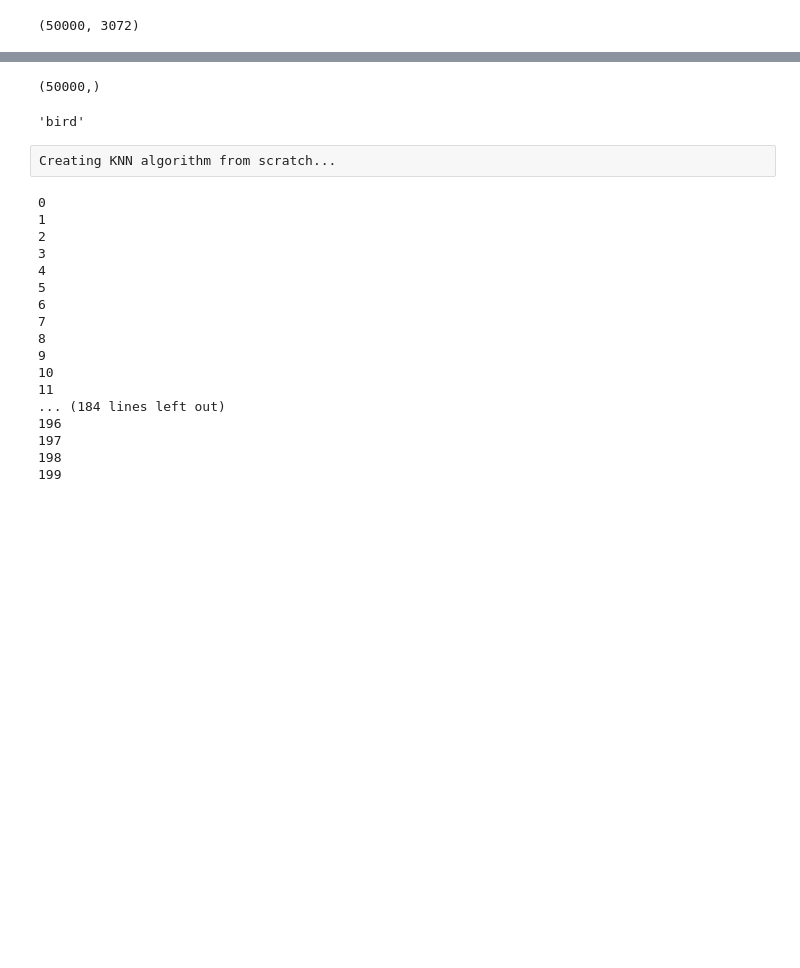
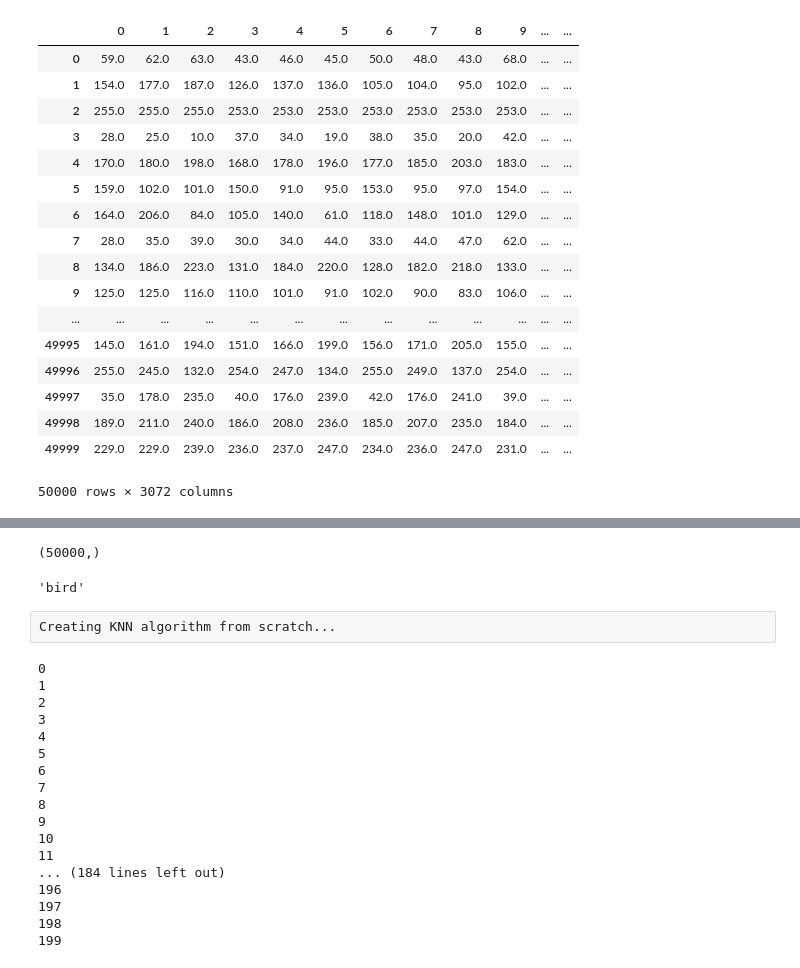
Before and after one commit to divyam25/Image-Classifier-ML, a Jupyter notebook: AMOC-Image-2.ipynb, the cells around one changed output, grey strips where cells are left out. Saved outputs shown, nothing was run; the diff lists cells and outputs as text; code cells hidden in the pictures; blank space fills up the shorter version.

```diff
--- a/AMOC-Image-2.ipynb
+++ b/AMOC-Image-2.ipynb
@@ -23,7 +24,24 @@ for i in range(1,50001) :
 pickle.dump(X,open("X.p","wb"))
 # %%
 X=pickle.load(open("X.p","rb"))
-# %%
-X.shape
-# %% [output]
-(50000, 3072)
+# %%
+pd.DataFrame(X)
+# %% [output]
+|  | 0 | 1 | 2 | 3 | 4 | 5 | 6 | 7 | 8 | 9 | ... | ... |
+| 0 | 59.0 | 62.0 | 63.0 | 43.0 | 46.0 | 45.0 | 50.0 | 48.0 | 43.0 | 68.0 | ... | ... |
+| 1 | 154.0 | 177.0 | 187.0 | 126.0 | 137.0 | 136.0 | 105.0 | 104.0 | 95.0 | 102.0 | ... | ... |
+| 2 | 255.0 | 255.0 | 255.0 | 253.0 | 253.0 | 253.0 | 253.0 | 253.0 | 253.0 | 253.0 | ... | ... |
+| 3 | 28.0 | 25.0 | 10.0 | 37.0 | 34.0 | 19.0 | 38.0 | 35.0 | 20.0 | 42.0 | ... | ... |
+| 4 | 170.0 | 180.0 | 198.0 | 168.0 | 178.0 | 196.0 | 177.0 | 185.0 | 203.0 | 183.0 | ... | ... |
+| 5 | 159.0 | 102.0 | 101.0 | 150.0 | 91.0 | 95.0 | 153.0 | 95.0 | 97.0 | 154.0 | ... | ... |
+| 6 | 164.0 | 206.0 | 84.0 | 105.0 | 140.0 | 61.0 | 118.0 | 148.0 | 101.0 | 129.0 | ... | ... |
+| 7 | 28.0 | 35.0 | 39.0 | 30.0 | 34.0 | 44.0 | 33.0 | 44.0 | 47.0 | 62.0 | ... | ... |
+| 8 | 134.0 | 186.0 | 223.0 | 131.0 | 184.0 | 220.0 | 128.0 | 182.0 | 218.0 | 133.0 | ... | ... |
+| 9 | 125.0 | 125.0 | 116.0 | 110.0 | 101.0 | 91.0 | 102.0 | 90.0 | 83.0 | 106.0 | ... | ... |
+| ... | ... | ... | ... | ... | ... | ... | ... | ... | ... | ... | ... | ... |
+| 49995 | 145.0 | 161.0 | 194.0 | 151.0 | 166.0 | 199.0 | 156.0 | 171.0 | 205.0 | 155.0 | ... | ... |
+| 49996 | 255.0 | 245.0 | 132.0 | 254.0 | 247.0 | 134.0 | 255.0 | 249.0 | 137.0 | 254.0 | ... | ... |
+| 49997 | 35.0 | 178.0 | 235.0 | 40.0 | 176.0 | 239.0 | 42.0 | 176.0 | 241.0 | 39.0 | ... | ... |
+| 49998 | 189.0 | 211.0 | 240.0 | 186.0 | 208.0 | 236.0 | 185.0 | 207.0 | 235.0 | 184.0 | ... | ... |
+| 49999 | 229.0 | 229.0 | 239.0 | 236.0 | 237.0 | 247.0 | 234.0 | 236.0 | 247.0 | 231.0 | ... | ... |
+50000 rows × 3072 columns
```
Also changed, not shown: parts of 4 cells of this notebook.
